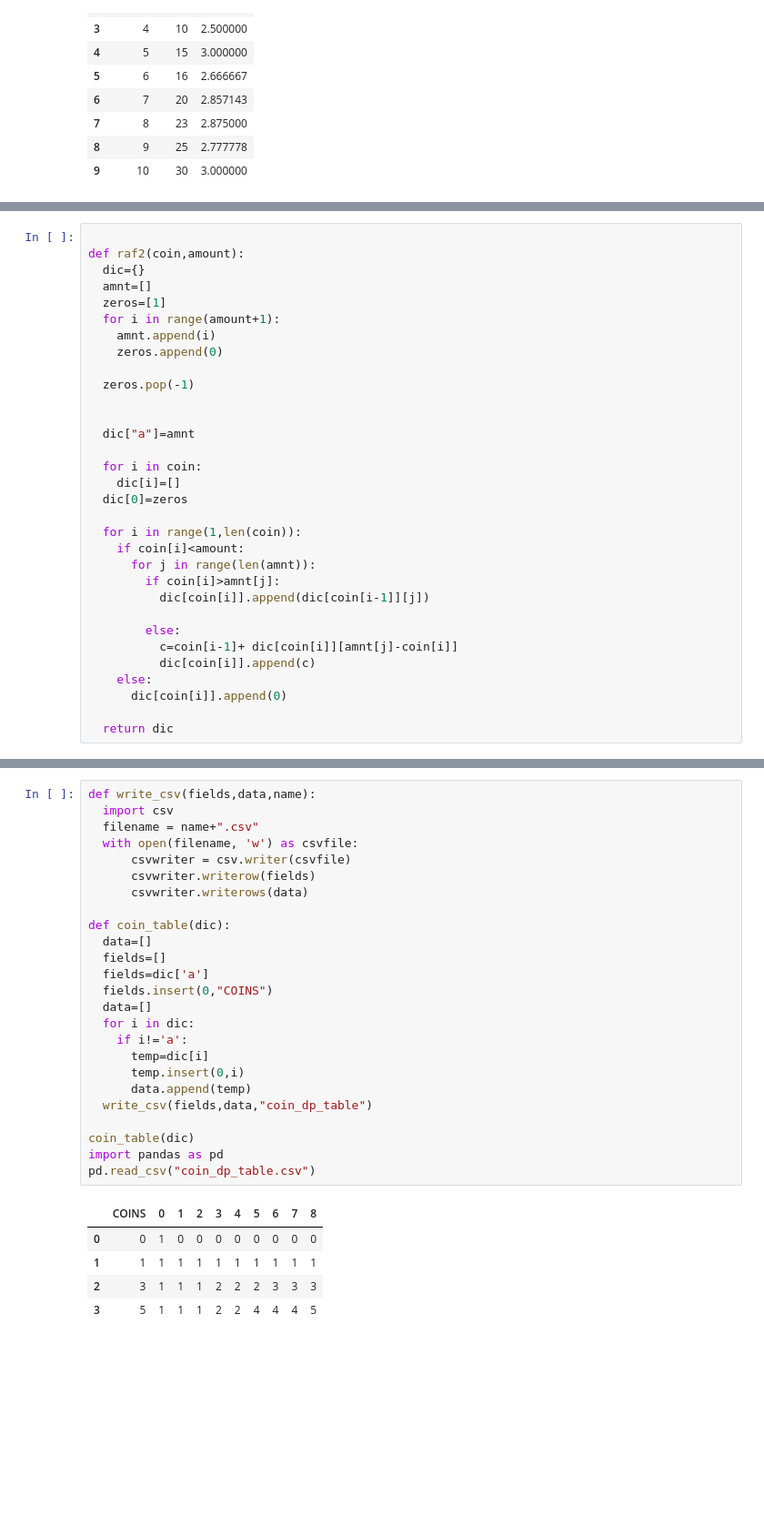
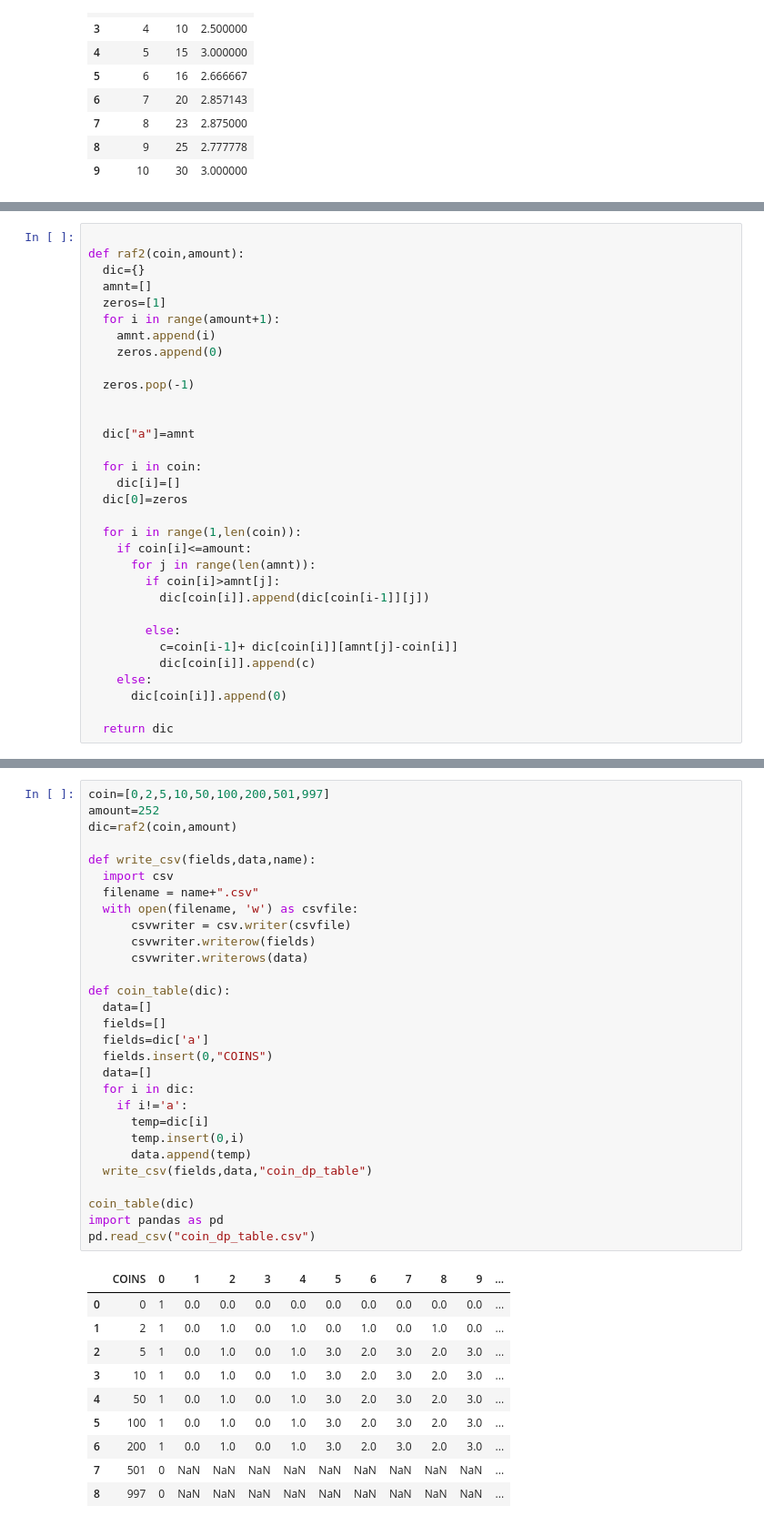
Before and after one commit to RafsanJany-44/Rhythms_off_Algorithms, a Jupyter notebook: Algo_Lab2_13122021.ipynb, the cells around one changed output, grey strips where cells are left out. Shown at 91% size. Cells and saved outputs as stored; diff of their text form; blank space fills up the shorter version.

```diff
--- a/Algo_Lab2_13122021.ipynb
+++ b/Algo_Lab2_13122021.ipynb
@@ -116,7 +116,7 @@ def raf2(coin,amount):
   dic[0]=zeros
 
   for i in range(1,len(coin)):
-    if coin[i]<amount:
+    if coin[i]<=amount:
       for j in range(len(amnt)):
         if coin[i]>amnt[j]:
           dic[coin[i]].append(dic[coin[i-1]][j])
@@ -145,31 +133,40 @@ DP Table For Coin porblem
 # %%
+coin=[0,2,5,10,50,100,200,501,997]
+amount=252
+dic=raf2(coin,amount)
+
 def write_csv(fields,data,name):
   import csv
   filename = name+".csv"
   with open(filename, 'w') as csvfile:
       csvwriter = csv.writer(csvfile)
       csvwriter.writerow(fields)
       csvwriter.writerows(data)
 
 def coin_table(dic):
   data=[]
   fields=[]
   fields=dic['a']
   fields.insert(0,"COINS")
   data=[]
   for i in dic:
     if i!='a':
       temp=dic[i]
       temp.insert(0,i)
       data.append(temp)
   write_csv(fields,data,"coin_dp_table")
 
 coin_table(dic)
 import pandas as pd
 pd.read_csv("coin_dp_table.csv")
 # %% [output]
-|  | COINS | 0 | 1 | 2 | 3 | 4 | 5 | 6 | 7 | 8 |
-| 0 | 0 | 1 | 0 | 0 | 0 | 0 | 0 | 0 | 0 | 0 |
-| 1 | 1 | 1 | 1 | 1 | 1 | 1 | 1 | 1 | 1 | 1 |
-| 2 | 3 | 1 | 1 | 1 | 2 | 2 | 2 | 3 | 3 | 3 |
-| 3 | 5 | 1 | 1 | 1 | 2 | 2 | 4 | 4 | 4 | 5 |
+|  | COINS | 0 | 1 | 2 | 3 | 4 | 5 | 6 | 7 | 8 | 9 | ... |
+| 0 | 0 | 1 | 0.0 | 0.0 | 0.0 | 0.0 | 0.0 | 0.0 | 0.0 | 0.0 | 0.0 | ... |
+| 1 | 2 | 1 | 0.0 | 1.0 | 0.0 | 1.0 | 0.0 | 1.0 | 0.0 | 1.0 | 0.0 | ... |
+| 2 | 5 | 1 | 0.0 | 1.0 | 0.0 | 1.0 | 3.0 | 2.0 | 3.0 | 2.0 | 3.0 | ... |
+| 3 | 10 | 1 | 0.0 | 1.0 | 0.0 | 1.0 | 3.0 | 2.0 | 3.0 | 2.0 | 3.0 | ... |
+| 4 | 50 | 1 | 0.0 | 1.0 | 0.0 | 1.0 | 3.0 | 2.0 | 3.0 | 2.0 | 3.0 | ... |
+| 5 | 100 | 1 | 0.0 | 1.0 | 0.0 | 1.0 | 3.0 | 2.0 | 3.0 | 2.0 | 3.0 | ... |
+| 6 | 200 | 1 | 0.0 | 1.0 | 0.0 | 1.0 | 3.0 | 2.0 | 3.0 | 2.0 | 3.0 | ... |
+| 7 | 501 | 0 | NaN | NaN | NaN | NaN | NaN | NaN | NaN | NaN | NaN | ... |
+| 8 | 997 | 0 | NaN | NaN | NaN | NaN | NaN | NaN | NaN | NaN | NaN | ... |
```
Also changed, not shown: parts of 7 cells of this notebook.
